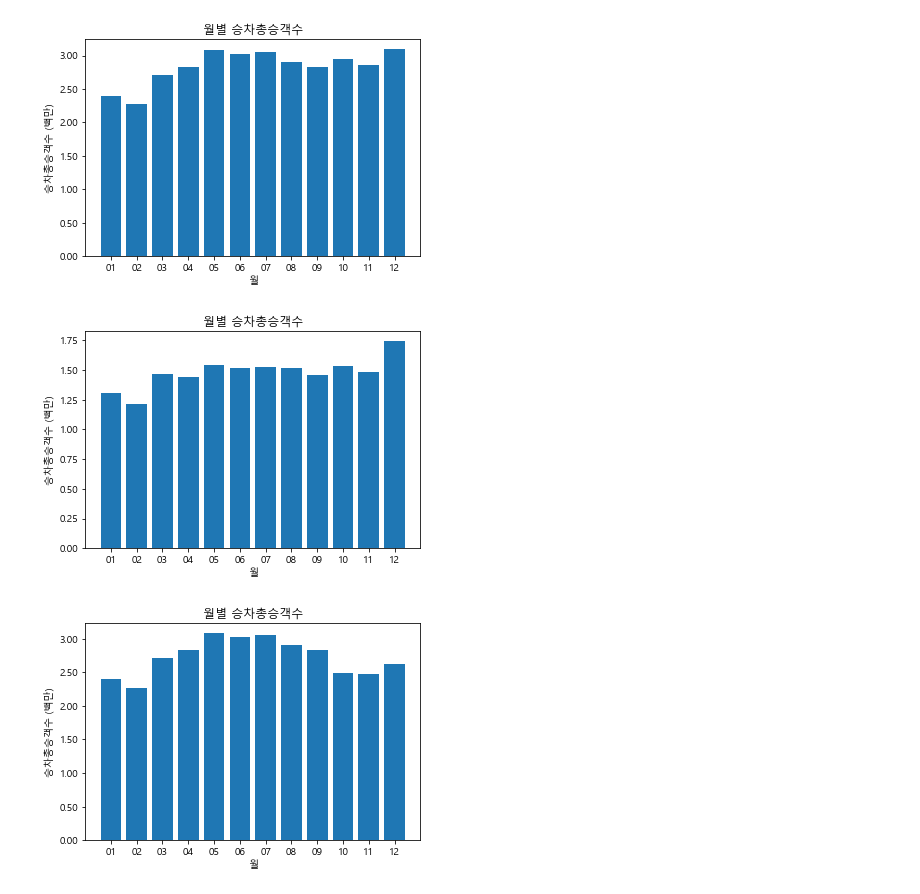
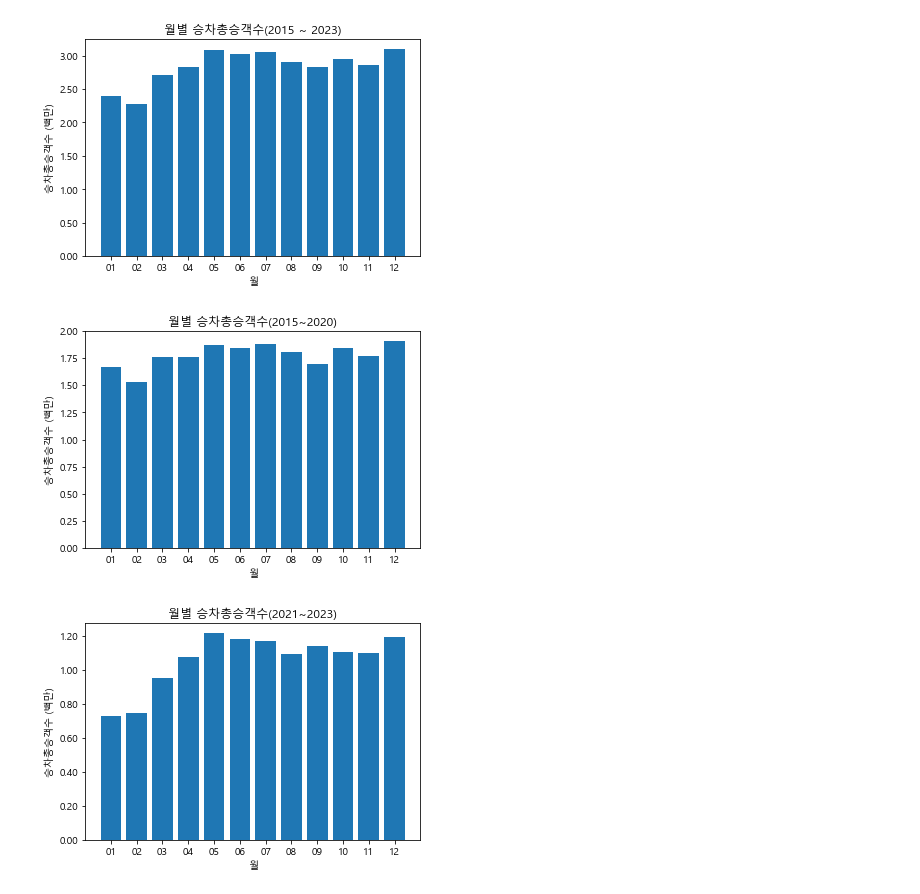
Before and after one commit to YouYeDam/BigData, a Jupyter notebook: NBusMonth.ipynb, the cells around one changed output. Drawn from its saved outputs; the diff is of its cells as text; code cells hidden in the pictures.

```diff
--- a/NBusMonth.ipynb
+++ b/NBusMonth.ipynb
@@ -37,14 +37,14 @@ rc('font', family=font_name)
 plt.bar(monthly_passengers['Month'], monthly_passengers['승차총승객수'])
 plt.xlabel('월')
 plt.ylabel('승차총승객수 (백만)')
-plt.title('월별 승차총승객수')
+plt.title('월별 승차총승객수(2015 ~ 2023)')
 
 # y축 단위를 '백만'으로 표시하되, 소수점 둘째 자리까지 표시
 plt.gca().yaxis.set_major_formatter(FuncFormatter(lambda x, _: '{:,.2f}'.format(x/1e6)))
 
 plt.show()
 # %% [output]
-[figure, old version]
+[figure, new version]
 # %%
 import os
 import pandas as pd
@@ -53,45 +53,45 @@ from matplotlib.ticker import FuncFormatter
 from matplotlib import font_manager, rc
 
 # 파일 경로
-folder_path = r'C:\Users\jiin\Desktop\Dataset\NBusDataset'
+folder_path = r'C:\Users\User\Desktop\BigData\Dataset\NBusDataset'
 
 # 2015년부터 2023년 파일들을 불러오기
-files_to_read = [f'{year}_NBusData.csv' for year in range(2015, 2020)]
+files_to_read = [f'{year}_NBusData.csv' for year in range(2015, 2021)]
 
 df_list = []  # 각 CSV 파일의 데이터프레임을 저장할 리스트
 
 for file in files_to_read:
     file_path = os.path.join(folder_path, file)
     # 'cp949' 인코딩을 사용하여 파일 읽기
     df = pd.read_csv(file_path, encoding='cp949')
     df_list.append(df)
 
 # 모든 데이터프레임을 합치기
 merged_df = pd.concat(df_list, ignore_index=True)
 
 # '사용년월' 컬럼에서 월 부분을 추출하여 새로운 칼럼 만들기
 merged_df['Month'] = merged_df['사용년월'].astype(str).str[-2:]
 
 # 월이 같은 데이터들을 그룹화하여 승차총승객수 합치기
 monthly_passengers = merged_df.groupby('Month')['승차총승객수'].sum().reset_index()
 
 # 한글 폰트 설정
 font_path = 'C:/Windows/Fonts/malgun.ttf'  # 'Malgun Gothic' 폰트의 경로로 수정
 font_name = font_manager.FontProperties(fname=font_path).get_name()
 rc('font', family=font_name)
 
 # 결과를 시각화
 plt.bar(monthly_passengers['Month'], monthly_passengers['승차총승객수'])
 plt.xlabel('월')
 plt.ylabel('승차총승객수 (백만)')
-plt.title('월별 승차총승객수')
+plt.title('월별 승차총승객수(2015~2020)')
 
 # y축 단위를 '백만'으로 표시하되, 소수점 둘째 자리까지 표시
 plt.gca().yaxis.set_major_formatter(FuncFormatter(lambda x, _: '{:,.2f}'.format(x/1e6)))
 
 plt.show()
 # %% [output]
-[figure, old version]
+[figure, new version]
 # %%
 import os
 import pandas as pd
@@ -100,10 +100,10 @@ from matplotlib.ticker import FuncFormatter
 from matplotlib import font_manager, rc
 
 # 파일 경로
-folder_path = r'C:\Users\jiin\Desktop\Dataset\NBusDataset'
+folder_path = r'C:\Users\User\Desktop\BigData\Dataset\NBusDataset'
 
 # 2015년부터 2023년 파일들을 불러오기
-files_to_read = [f'{year}_NBusData.csv' for year in range(2015, 2024)]
+files_to_read = [f'{year}_NBusData.csv' for year in range(2021, 2024)]
 
 df_list = []  # 각 CSV 파일의 데이터프레임을 저장할 리스트
 
@@ -131,11 +131,11 @@ rc('font', family=font_name)
 plt.bar(monthly_passengers['Month'], monthly_passengers['승차총승객수'])
 plt.xlabel('월')
 plt.ylabel('승차총승객수 (백만)')
-plt.title('월별 승차총승객수')
+plt.title('월별 승차총승객수(2021~2023)')
 
 # y축 단위를 '백만'으로 표시하되, 소수점 둘째 자리까지 표시
 plt.gca().yaxis.set_major_formatter(FuncFormatter(lambda x, _: '{:,.2f}'.format(x/1e6)))
 
 plt.show()
 # %% [output]
-[figure, old version]
+[figure, new version]
```
Also changed, not shown: 4 other files.
